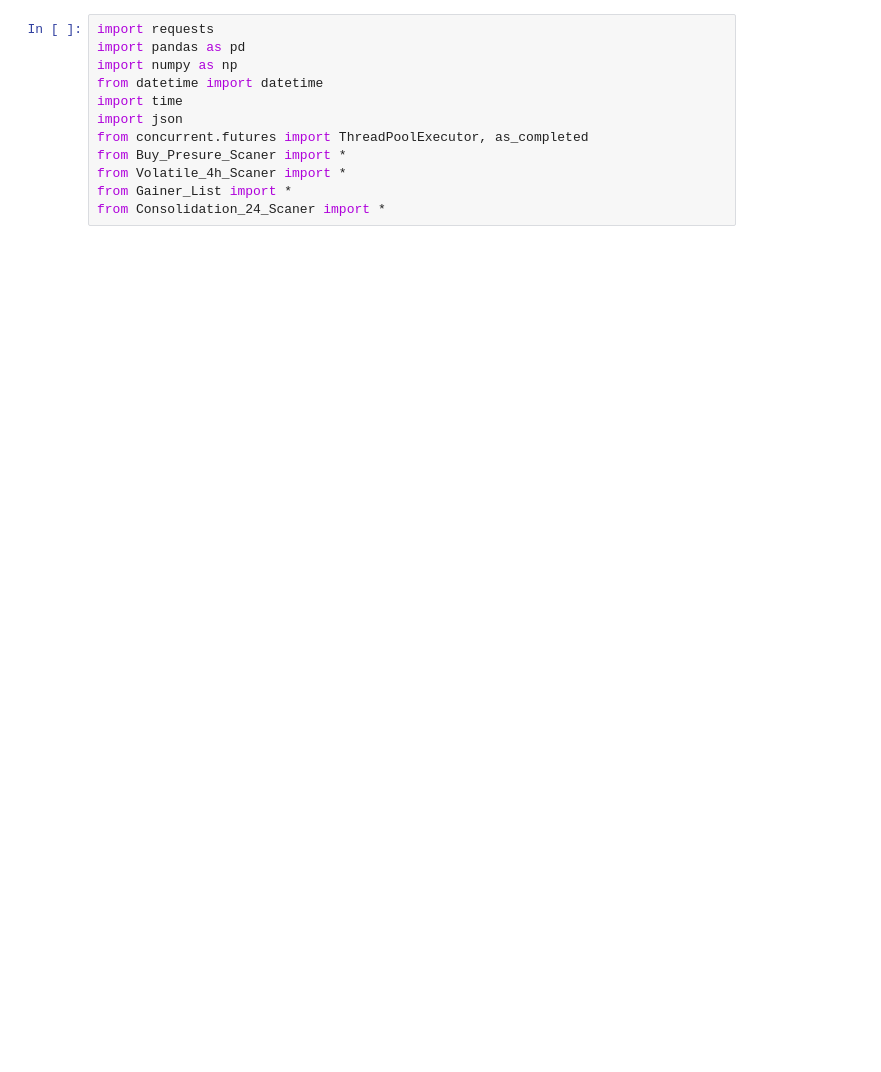
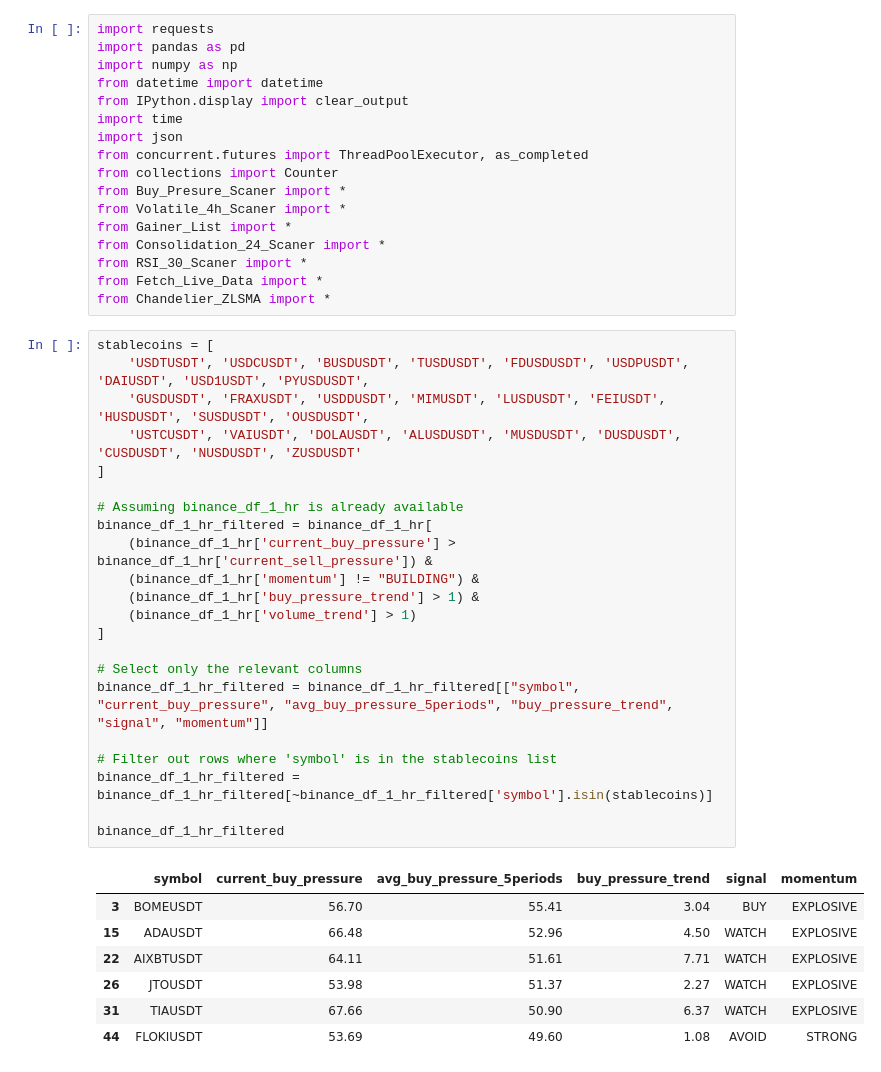
Before and after one commit to Arupreza/CrypBot, a Jupyter notebook: test_net_run.ipynb, the cells around one changed output. Drawn from its saved outputs; the diff is of its cells as text; blank space fills up the shorter version.

```diff
--- a/test_net_run.ipynb
+++ b/test_net_run.ipynb
@@ -3,10 +3,45 @@ import requests
 import pandas as pd
 import numpy as np
 from datetime import datetime
+from IPython.display import clear_output
 import time
 import json
 from concurrent.futures import ThreadPoolExecutor, as_completed
+from collections import Counter
 from Buy_Presure_Scaner import *
 from Volatile_4h_Scaner import *
 from Gainer_List import *
 from Consolidation_24_Scaner import *
+from RSI_30_Scaner import *
+from Fetch_Live_Data import *
+from Chandelier_ZLSMA import *
+# %%
+stablecoins = [
+    'USDTUSDT', 'USDCUSDT', 'BUSDUSDT', 'TUSDUSDT', 'FDUSDUSDT', 'USDPUSDT', 'DAIUSDT', 'USD1USDT', 'PYUSDUSDT',
+    'GUSDUSDT', 'FRAXUSDT', 'USDDUSDT', 'MIMUSDT', 'LUSDUSDT', 'FEIUSDT', 'HUSDUSDT', 'SUSDUSDT', 'OUSDUSDT',
+    'USTCUSDT', 'VAIUSDT', 'DOLAUSDT', 'ALUSDUSDT', 'MUSDUSDT', 'DUSDUSDT', 'CUSDUSDT', 'NUSDUSDT', 'ZUSDUSDT'
+]
+
+# Assuming binance_df_1_hr is already available
+binance_df_1_hr_filtered = binance_df_1_hr[
+    (binance_df_1_hr['current_buy_pressure'] > binance_df_1_hr['current_sell_pressure']) &
+    (binance_df_1_hr['momentum'] != "BUILDING") &
+    (binance_df_1_hr['buy_pressure_trend'] > 1) &
+    (binance_df_1_hr['volume_trend'] > 1)
+]
+
+# Select only the relevant columns
+binance_df_1_hr_filtered = binance_df_1_hr_filtered[["symbol", "current_buy_pressure", "avg_buy_pressure_5periods", "buy_pressure_trend", "signal", "momentum"]]
+
+# Filter out rows where 'symbol' is in the stablecoins list
+binance_df_1_hr_filtered = binance_df_1_hr_filtered[~binance_df_1_hr_filtered['symbol'].isin(stablecoins)]
+
+binance_df_1_hr_filtered
+# %% [output]
+|  | symbol | current_buy_pressure | avg_buy_pressure_5periods | buy_pressure_trend | signal | momentum |
+| 3 | BOMEUSDT | 56.70 | 55.41 | 3.04 | BUY | EXPLOSIVE |
+| 15 | ADAUSDT | 66.48 | 52.96 | 4.50 | WATCH | EXPLOSIVE |
+| 22 | AIXBTUSDT | 64.11 | 51.61 | 7.71 | WATCH | EXPLOSIVE |
+| 26 | JTOUSDT | 53.98 | 51.37 | 2.27 | WATCH | EXPLOSIVE |
+| 31 | TIAUSDT | 67.66 | 50.90 | 6.37 | WATCH | EXPLOSIVE |
+| 44 | FLOKIUSDT | 53.69 | 49.60 | 1.08 | AVOID | STRONG |
```
Also changed, not shown: parts of 13 cells of this notebook.
